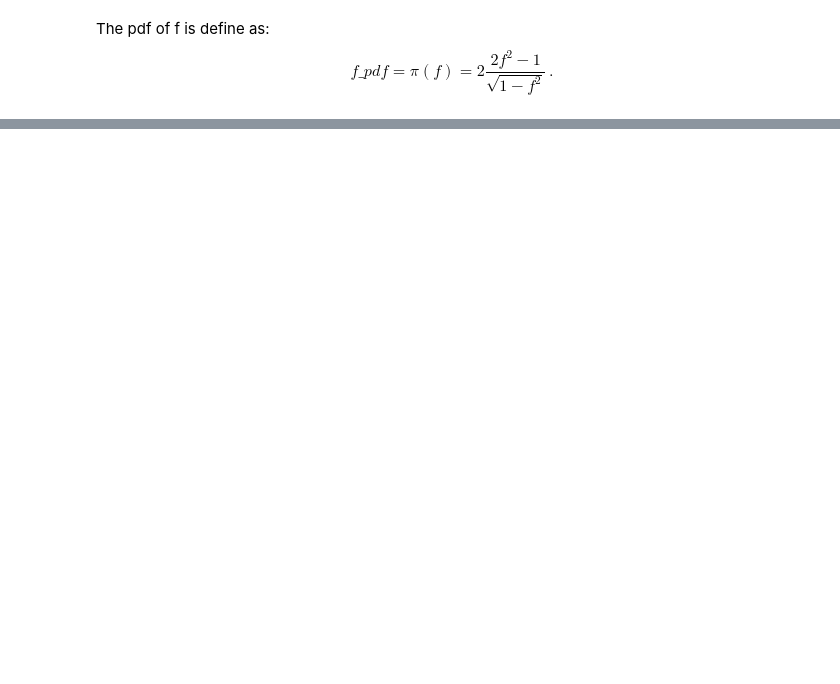
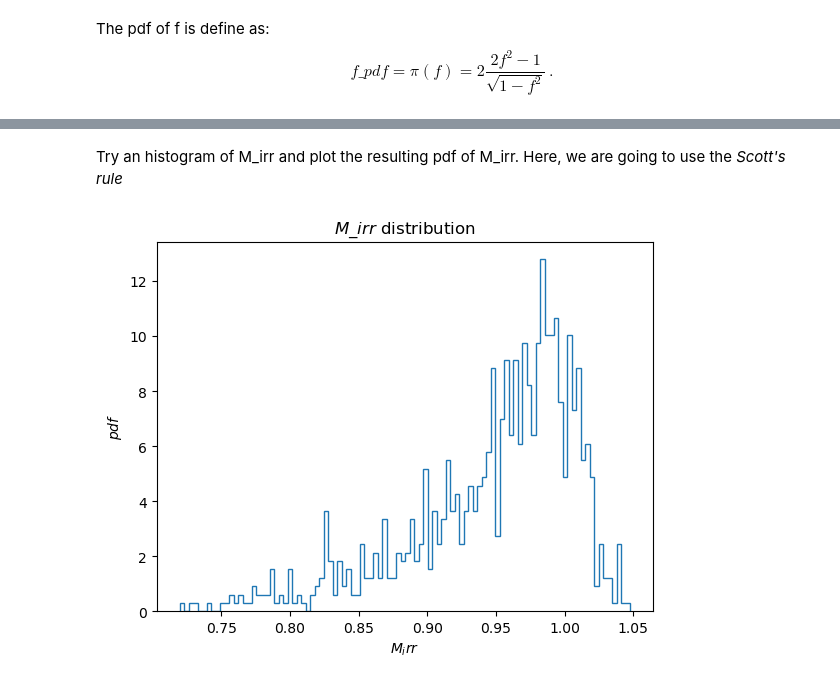
Before and after one commit to FedericoRavelli/astrostatistics_bicocca_2024, a Jupyter notebook: working/Lezione_07.ipynb, the cells around one changed output, grey strips where cells are left out. Saved outputs shown, nothing was run; the diff lists cells and outputs as text; code cells hidden in the pictures; blank space fills up the shorter version.

```diff
--- a/working/Lezione_07.ipynb
+++ b/working/Lezione_07.ipynb
@@ -75,0 +83,16 @@ Using the same samples, plot the distribution of M\_irr using a KDE
+# %% [markdown]
+Try an histogram of M_irr and plot the resulting pdf of M_irr. Here, we are going to use the  *Scott's rule*
+# %%
+chi = np.random.uniform(0,1, N)
+
+f = littlef(chi)
+M = np.random.normal(loc=1,scale=sigma,size=N)
+Mirr=M*f
+plt.hist(M*f,bins=100,histtype='step',density=True);
+plt.xlabel("$M_irr$")
+plt.ylabel("$pdf$")
+
+plt.title("$M\_irr$ distribution")
+plt.show()
+# %% [output]
+[figure, added]
```
Also changed, not shown: parts of 22 cells of this notebook, 11 other files.
